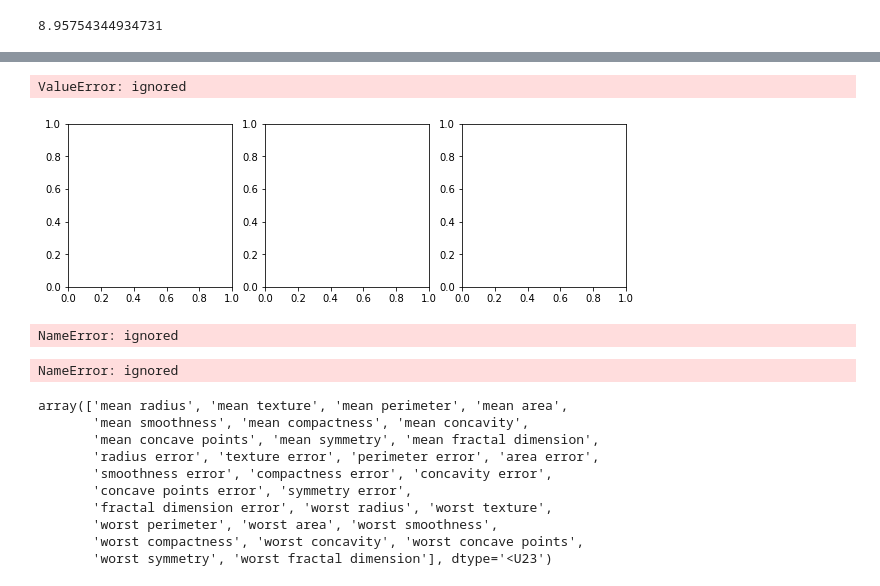
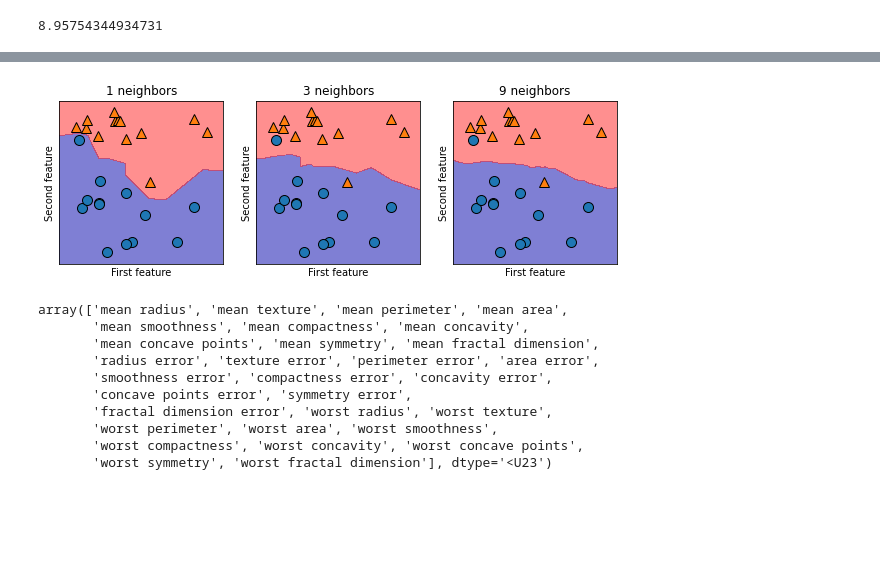
Before and after one commit to jeongtaegyeong/jeongtaegyeong, a Jupyter notebook: 정태경7,8,강.ipynb, the cells around one changed output, grey strips where cells are left out. Drawn from its saved outputs; the diff is of its cells as text; code cells hidden in the pictures; blank space fills up the shorter version.

```diff
--- a/정태경7,8,강.ipynb
+++ b/정태경7,8,강.ipynb
@@ -186,4 +185,4 @@ NameError: ignored
 # %%
 from sklearn.model_selection import train_test_split
 # %%
-x , y = mglearn.datasets.make_forge()
+X , y = mglearn.datasets.make_forge() ### X,y 대소문자 구분 확실히
@@ -236,25 +227,16 @@ ValueError: ignored
 # %%
 fig, axes = plt.subplots(1,3,figsize=(10,3))
 
 for n_neighbors, ax in zip([1,3,9], axes):
 
-  clf = KNeighborsClassifier(n_neighbors=n_neighbors).fit(x,y)
-  mglearn.plots.plot_2d_separator(clf, x, fill=True, eps=0.5, ax=ax, alpha=0.5)
-  mglearn.discrete_scatter(x[:0], x[:,1], y, ax=ax)
-  ax.set_title('() neighbors'.format(n_neighbors))
+  clf = KNeighborsClassifier(n_neighbors=n_neighbors).fit(X,y)
+  mglearn.plots.plot_2d_separator(clf, X, fill=True, eps=0.5, ax=ax, alpha=0.5)
+  mglearn.discrete_scatter(X[:,0], X[:,1], y, ax=ax)
+  ax.set_title('{} neighbors'.format(n_neighbors))
   ax.set_xlabel('First feature')
   ax.set_ylabel('Second feature')
 # %% [output]
-ValueError: ignored
-[figure, old version]
+[figure, new version]
-# %%
-cancer.feature_names
-# %% [output]
-NameError: ignored
-# %%
-load_breast_cancer
-# %% [output]
-NameError: ignored
 # %%
 from sklearn.datasets import load_breast_cancer
 cancer = load_breast_cancer()
```
Also changed, not shown: parts of 33 cells of this notebook.
